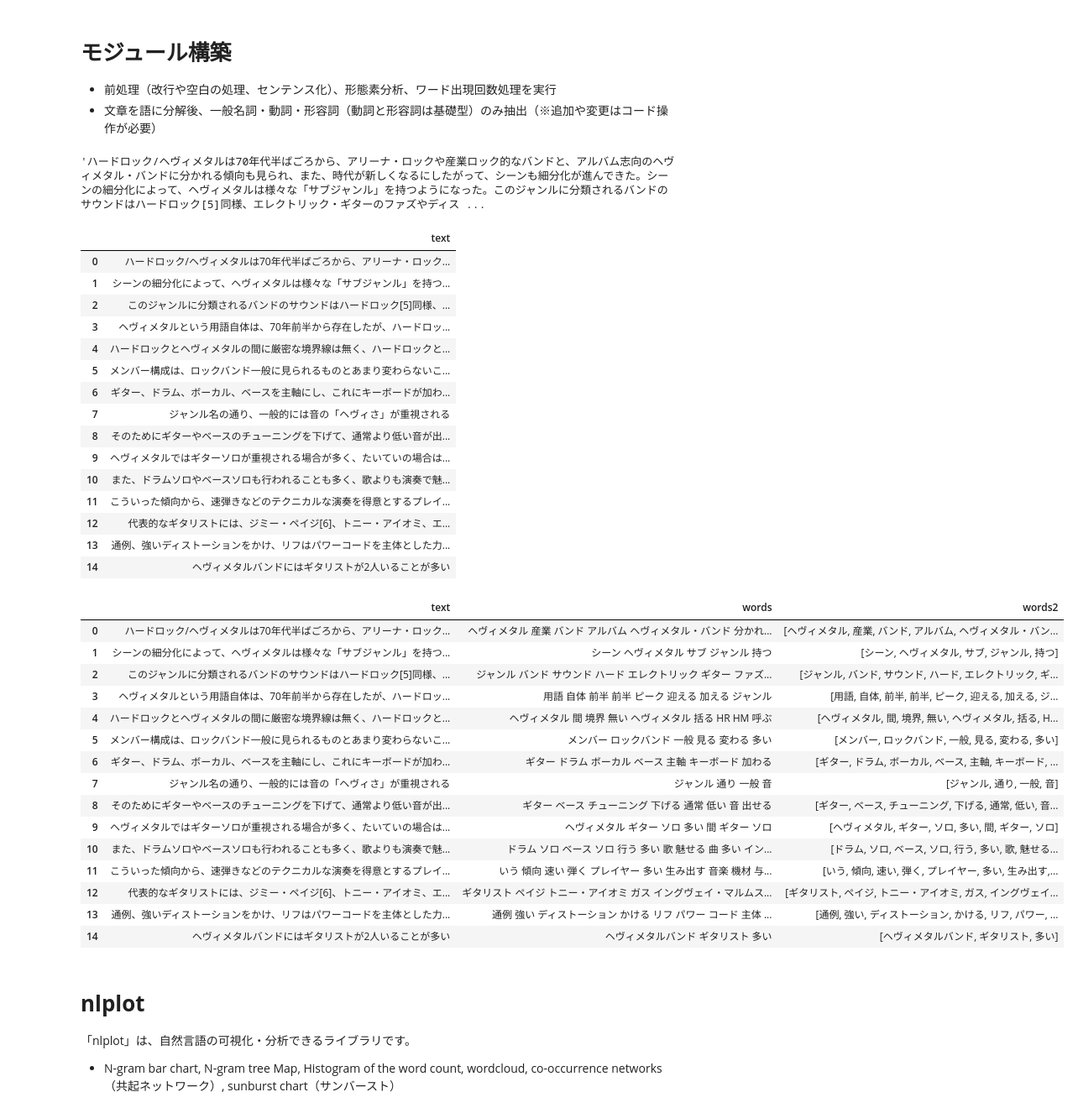
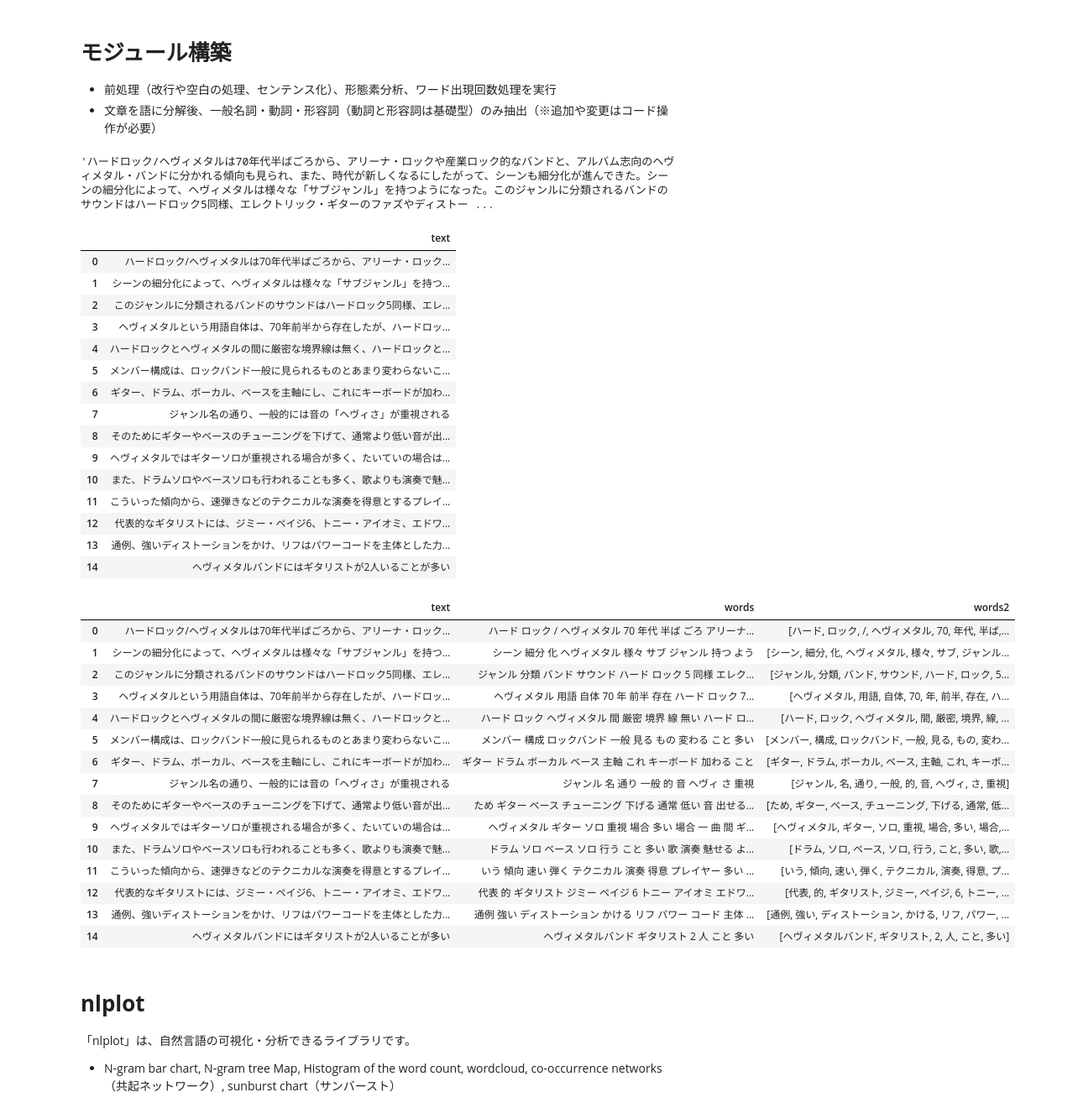
Before and after one commit to hima2b4/Natural-language-processing, a Jupyter notebook: nlplot+word_cloud+TF-IDF+word2vec_v2.ipynb, the cells around one changed output. Shown at 84% size. Cells and saved outputs as stored; diff of their text form; code cells hidden in the pictures.

```diff
--- a/nlplot+word_cloud+TF-IDF+word2vec_v2.ipynb
+++ b/nlplot+word_cloud+TF-IDF+word2vec_v2.ipynb
@@ -99,7 +100,7 @@ Saving heavy.txt to heavy.txt
 User uploaded file "heavy.txt" with length 32057 bytes
 # %%
 #@title ストップワード設定
-stop_words = ["し", "い", "ある", "おる", "せる", "ない", "いる", "する", "の", "よう", "なる", "それ", "そこ", "これ", "こう", "ため", "そう", "れる", "られる"]
+stop_words = ["]", "[", "-", ".", ")", "(", "し", "い", "ある", "おる", "せる", "ない", "いる", "する", "の", "よう", "なる", "それ", "そこ", "これ", "こう", "ため", "そう", "れる", "られる"]
 # %% [markdown]
 # **モジュール構築**
 - 前処理（改行や空白の処理、センテンス化）、形態素分析、ワード出現回数処理を実行
@@ -122,6 +123,8 @@ lines = [l.replace('\t','') for l in lines]
 lines = [l.replace('"','') for l in lines]
 lines = [l.strip('（') for l in lines]
 lines = [l.strip('）') for l in lines]
+lines = [l.replace('[','') for l in lines]
+lines = [l.replace(']','') for l in lines]
 
 sentences = []
 for sentence in lines:
@@ -144,7 +147,7 @@ all_text = [l.strip('）') for l in lines]
 all_text = ''.join(all_text)
 all_text
 # %% [output]
-'ハードロック/ヘヴィメタルは70年代半ばごろから、アリーナ・ロックや産業ロック的なバンドと、アルバム志向のヘヴィメタル・バンドに分かれる傾向も見られ、また、時代が新しくなるにしたがって、シーンも細分化が進んできた。シーンの細分化によって、ヘヴィメタルは様々な「サブジャンル」を持つようになった。このジャンルに分類されるバンドのサウンドはハードロック[5]同様、エレクトリック・ギターのファズやディス ...
+'ハードロック/ヘヴィメタルは70年代半ばごろから、アリーナ・ロックや産業ロック的なバンドと、アルバム志向のヘヴィメタル・バンドに分かれる傾向も見られ、また、時代が新しくなるにしたがって、シーンも細分化が進んできた。シーンの細分化によって、ヘヴィメタルは様々な「サブジャンル」を持つようになった。このジャンルに分類されるバンドのサウンドはハードロック5同様、エレクトリック・ギターのファズやディストー ...
 # %%
 #@title センテンスをデータフレームに格納
 import pandas as pd
@@ -163,7 +166,7 @@ df_text[:15]
 |  | text |
 | 0 | ハードロック/ヘヴィメタルは70年代半ばごろから、アリーナ・ロック... |
 | 1 | シーンの細分化によって、ヘヴィメタルは様々な「サブジャンル」を持つ... |
-| 2 | このジャンルに分類されるバンドのサウンドはハードロック[5]同様、... |
+| 2 | このジャンルに分類されるバンドのサウンドはハードロック5同様、エレ... |
 | 3 | ヘヴィメタルという用語自体は、70年前半から存在したが、ハードロッ... |
 | 4 | ハードロックとヘヴィメタルの間に厳密な境界線は無く、ハードロックと... |
 | 5 | メンバー構成は、ロックバンド一般に見られるものとあまり変わらないこ... |
@@ -173,7 +176,7 @@ df_text[:15]
 | 9 | ヘヴィメタルではギターソロが重視される場合が多く、たいていの場合は... |
 | 10 | また、ドラムソロやベースソロも行われることも多く、歌よりも演奏で魅... |
 | 11 | こういった傾向から、速弾きなどのテクニカルな演奏を得意とするプレイ... |
-| 12 | 代表的なギタリストには、ジミー・ペイジ[6]、トニー・アイオミ、エ... |
+| 12 | 代表的なギタリストには、ジミー・ペイジ6、トニー・アイオミ、エドワ... |
 | 13 | 通例、強いディストーションをかけ、リフはパワーコードを主体とした力... |
 | 14 | ヘヴィメタルバンドにはギタリストが2人いることが多い |
 # %%
@@ -196,7 +199,7 @@ def mecab_analysis(text):
 
             #品詞を選択
             if word_type in ["名詞"]:
-                if sub_type in ['一般']:
+#                if sub_type in ['一般']:
                     word = node.surface
                     words.append(word)
 
@@ -228,7 +231,7 @@ def mecab_analysis2(text):
             features_ = node.feature.split(',')
 
             if word_type in ['名詞']:  # 名詞をリストに追加する
-                if sub_type in ['一般']:
+#                if sub_type in ['一般']:
                     words2.append(node.surface)
 
             #動詞、形容詞[基礎型]を抽出（名詞のみを抽出したい場合は以下コードを除く）
@@ -252,49 +255,49 @@ def mecab_analysis3(text):
     while node:
         if node.surface != "":  # ヘッダとフッタを除外
 
             word_type = node.feature.split(',')[0]
             sub_type = node.feature.split(',')[1]
             features_ = node.feature.split(',')
 
             #品詞を選択
             if word_type in ["名詞"]:
-                if sub_type in ['一般']:
+#                if sub_type in ['一般']:
                     all_text_word = node.surface
                     words3.append(all_text_word)
 
             #動詞、形容詞[基礎型]を抽出（名詞のみを抽出したい場合は以下コードを除く）
             elif word_type in ['動詞','形容詞'] and not (features_[6] in stop_words):
                 words3.append(features_[6])
 
         node = node.next
 
         if node is None:
             break
 
     return " ".join(words3)
 
 #形態素結果をリスト化し、データフレームdf_textに列を追加して格納
 df_text['words'] = df_text['text'].apply(mecab_analysis)
 df_text['words2'] = df_text['text'].apply(mecab_analysis2)
 
 df_text[:15]
 # %% [output]
 |  | text | words | words2 |
-| 0 | ハードロック/ヘヴィメタルは70年代半ばごろから、アリーナ・ロック... | ヘヴィメタル 産業 バンド アルバム ヘヴィメタル・バンド 分かれ... | [ヘヴィメタル, 産業, バンド, アルバム, ヘヴィメタル・バン... |
-| 1 | シーンの細分化によって、ヘヴィメタルは様々な「サブジャンル」を持つ... | シーン ヘヴィメタル サブ ジャンル 持つ | [シーン, ヘヴィメタル, サブ, ジャンル, 持つ] |
-| 2 | このジャンルに分類されるバンドのサウンドはハードロック[5]同様、... | ジャンル バンド サウンド ハード エレクトリック ギター ファズ... | [ジャンル, バンド, サウンド, ハード, エレクトリック, ギ... |
-| 3 | ヘヴィメタルという用語自体は、70年前半から存在したが、ハードロッ... | 用語 自体 前半 前半 ピーク 迎える 加える ジャンル | [用語, 自体, 前半, 前半, ピーク, 迎える, 加える, ジ... |
-| 4 | ハードロックとヘヴィメタルの間に厳密な境界線は無く、ハードロックと... | ヘヴィメタル 間 境界 無い ヘヴィメタル 括る HR HM 呼ぶ | [ヘヴィメタル, 間, 境界, 無い, ヘヴィメタル, 括る, H... |
-| 5 | メンバー構成は、ロックバンド一般に見られるものとあまり変わらないこ... | メンバー ロックバンド 一般 見る 変わる 多い | [メンバー, ロックバンド, 一般, 見る, 変わる, 多い] |
-| 6 | ギター、ドラム、ボーカル、ベースを主軸にし、これにキーボードが加わ... | ギター ドラム ボーカル ベース 主軸 キーボード 加わる | [ギター, ドラム, ボーカル, ベース, 主軸, キーボード, ... |
-| 7 | ジャンル名の通り、一般的には音の「ヘヴィさ」が重視される | ジャンル 通り 一般 音 | [ジャンル, 通り, 一般, 音] |
-| 8 | そのためにギターやベースのチューニングを下げて、通常より低い音が出... | ギター ベース チューニング 下げる 通常 低い 音 出せる | [ギター, ベース, チューニング, 下げる, 通常, 低い, 音... |
-| 9 | ヘヴィメタルではギターソロが重視される場合が多く、たいていの場合は... | ヘヴィメタル ギター ソロ 多い 間 ギター ソロ | [ヘヴィメタル, ギター, ソロ, 多い, 間, ギター, ソロ] |
-| 10 | また、ドラムソロやベースソロも行われることも多く、歌よりも演奏で魅... | ドラム ソロ ベース ソロ 行う 多い 歌 魅せる 曲 多い イン... | [ドラム, ソロ, ベース, ソロ, 行う, 多い, 歌, 魅せる... |
-| 11 | こういった傾向から、速弾きなどのテクニカルな演奏を得意とするプレイ... | いう 傾向 速い 弾く プレイヤー 多い 生み出す 音楽 機材 与... | [いう, 傾向, 速い, 弾く, プレイヤー, 多い, 生み出す,... |
-| 12 | 代表的なギタリストには、ジミー・ペイジ[6]、トニー・アイオミ、エ... | ギタリスト ペイジ トニー・アイオミ ガス イングヴェイ・マルムス... | [ギタリスト, ペイジ, トニー・アイオミ, ガス, イングヴェイ... |
+| 0 | ハードロック/ヘヴィメタルは70年代半ばごろから、アリーナ・ロック... | ハード ロック / ヘヴィメタル 70 年代 半ば ごろ アリーナ... | [ハード, ロック, /, ヘヴィメタル, 70, 年代, 半ば,... |
+| 1 | シーンの細分化によって、ヘヴィメタルは様々な「サブジャンル」を持つ... | シーン 細分 化 ヘヴィメタル 様々 サブ ジャンル 持つ よう | [シーン, 細分, 化, ヘヴィメタル, 様々, サブ, ジャンル... |
+| 2 | このジャンルに分類されるバンドのサウンドはハードロック5同様、エレ... | ジャンル 分類 バンド サウンド ハード ロック 5 同様 エレク... | [ジャンル, 分類, バンド, サウンド, ハード, ロック, 5... |
+| 3 | ヘヴィメタルという用語自体は、70年前半から存在したが、ハードロッ... | ヘヴィメタル 用語 自体 70 年 前半 存在 ハード ロック 7... | [ヘヴィメタル, 用語, 自体, 70, 年, 前半, 存在, ハ... |
+| 4 | ハードロックとヘヴィメタルの間に厳密な境界線は無く、ハードロックと... | ハード ロック ヘヴィメタル 間 厳密 境界 線 無い ハード ロ... | [ハード, ロック, ヘヴィメタル, 間, 厳密, 境界, 線, ... |
+| 5 | メンバー構成は、ロックバンド一般に見られるものとあまり変わらないこ... | メンバー 構成 ロックバンド 一般 見る もの 変わる こと 多い | [メンバー, 構成, ロックバンド, 一般, 見る, もの, 変わ... |
+| 6 | ギター、ドラム、ボーカル、ベースを主軸にし、これにキーボードが加わ... | ギター ドラム ボーカル ベース 主軸 これ キーボード 加わる こと | [ギター, ドラム, ボーカル, ベース, 主軸, これ, キーボ... |
+| 7 | ジャンル名の通り、一般的には音の「ヘヴィさ」が重視される | ジャンル 名 通り 一般 的 音 ヘヴィ さ 重視 | [ジャンル, 名, 通り, 一般, 的, 音, ヘヴィ, さ, 重視] |
+| 8 | そのためにギターやベースのチューニングを下げて、通常より低い音が出... | ため ギター ベース チューニング 下げる 通常 低い 音 出せる... | [ため, ギター, ベース, チューニング, 下げる, 通常, 低... |
+| 9 | ヘヴィメタルではギターソロが重視される場合が多く、たいていの場合は... | ヘヴィメタル ギター ソロ 重視 場合 多い 場合 一 曲 間 ギ... | [ヘヴィメタル, ギター, ソロ, 重視, 場合, 多い, 場合,... |
+| 10 | また、ドラムソロやベースソロも行われることも多く、歌よりも演奏で魅... | ドラム ソロ ベース ソロ 行う こと 多い 歌 演奏 魅せる よ... | [ドラム, ソロ, ベース, ソロ, 行う, こと, 多い, 歌,... |
+| 11 | こういった傾向から、速弾きなどのテクニカルな演奏を得意とするプレイ... | いう 傾向 速い 弾く テクニカル 演奏 得意 プレイヤー 多い ... | [いう, 傾向, 速い, 弾く, テクニカル, 演奏, 得意, プ... |
+| 12 | 代表的なギタリストには、ジミー・ペイジ6、トニー・アイオミ、エドワ... | 代表 的 ギタリスト ジミー ペイジ 6 トニー アイオミ エドワ... | [代表, 的, ギタリスト, ジミー, ペイジ, 6, トニー, ... |
 | 13 | 通例、強いディストーションをかけ、リフはパワーコードを主体とした力... | 通例 強い ディストーション かける リフ パワー コード 主体 ... | [通例, 強い, ディストーション, かける, リフ, パワー, ... |
-| 14 | ヘヴィメタルバンドにはギタリストが2人いることが多い | ヘヴィメタルバンド ギタリスト 多い | [ヘヴィメタルバンド, ギタリスト, 多い] |
+| 14 | ヘヴィメタルバンドにはギタリストが2人いることが多い | ヘヴィメタルバンド ギタリスト 2 人 こと 多い | [ヘヴィメタルバンド, ギタリスト, 2, 人, こと, 多い] |
 # %%
 #@title 全文書の形態素結果をデータフレームdfに格納
 df = pd.Series(all_text)
```
Also changed, not shown: parts of 18 cells of this notebook.
